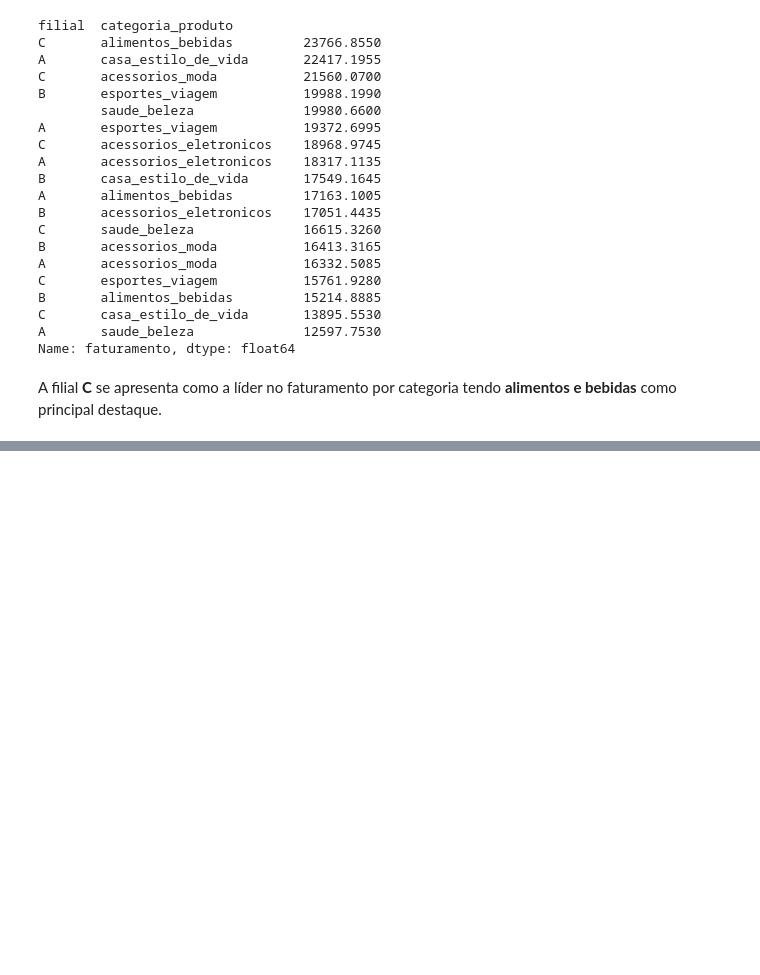
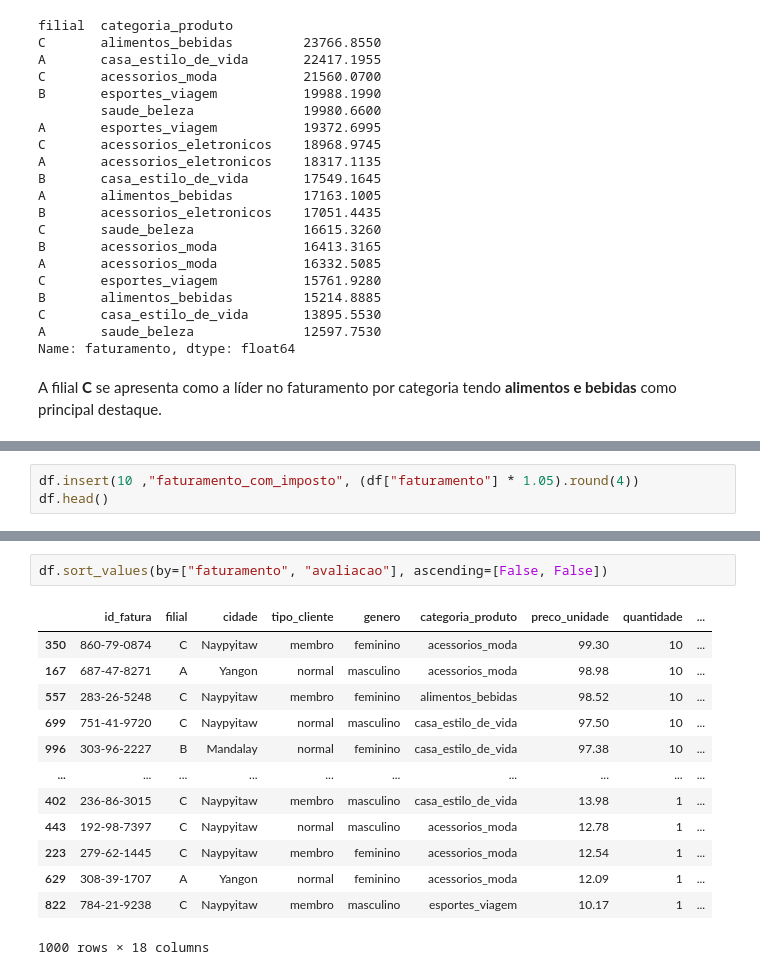
Before and after one commit to ViictorSant/supermarket-sales-data, a Jupyter notebook: notebooks/analise.ipynb, the cells around one changed output, grey strips where cells are left out. Saved outputs shown, nothing was run; the diff lists cells and outputs as text; blank space fills up the shorter version.

Commit message:
feat: Adicionando coluna 'faturamento_com_imposto' e analisando df por faturamento e avaliação

```diff
--- a/notebooks/analise.ipynb
+++ b/notebooks/analise.ipynb
@@ -204,0 +207,3 @@ A filial **C** se apresenta como a líder no faturamento por categoria tendo **a
+# %%
+df.insert(10 ,"faturamento_com_imposto", (df["faturamento"] * 1.05).round(4))
+df.head()
@@ -204,0 +221,16 @@ A filial **C** se apresenta como a líder no faturamento por categoria tendo **a
+# %%
+df.sort_values(by=["faturamento", "avaliacao"], ascending=[False, False])
+# %% [output]
+|  | id_fatura | filial | cidade | tipo_cliente | genero | categoria_produto | preco_unidade | quantidade | ... |
+| 350 | 860-79-0874 | C | Naypyitaw | membro | feminino | acessorios_moda | 99.30 | 10 | ... |
+| 167 | 687-47-8271 | A | Yangon | normal | masculino | acessorios_moda | 98.98 | 10 | ... |
+| 557 | 283-26-5248 | C | Naypyitaw | membro | feminino | alimentos_bebidas | 98.52 | 10 | ... |
+| 699 | 751-41-9720 | C | Naypyitaw | normal | masculino | casa_estilo_de_vida | 97.50 | 10 | ... |
+| 996 | 303-96-2227 | B | Mandalay | normal | feminino | casa_estilo_de_vida | 97.38 | 10 | ... |
+| ... | ... | ... | ... | ... | ... | ... | ... | ... | ... |
+| 402 | 236-86-3015 | C | Naypyitaw | membro | masculino | casa_estilo_de_vida | 13.98 | 1 | ... |
+| 443 | 192-98-7397 | C | Naypyitaw | normal | masculino | acessorios_moda | 12.78 | 1 | ... |
+| 223 | 279-62-1445 | C | Naypyitaw | membro | feminino | acessorios_moda | 12.54 | 1 | ... |
+| 629 | 308-39-1707 | A | Yangon | normal | feminino | acessorios_moda | 12.09 | 1 | ... |
+| 822 | 784-21-9238 | C | Naypyitaw | membro | masculino | esportes_viagem | 10.17 | 1 | ... |
+1000 rows × 18 columns
```
Also changed, not shown: parts of 3 cells of this notebook.
